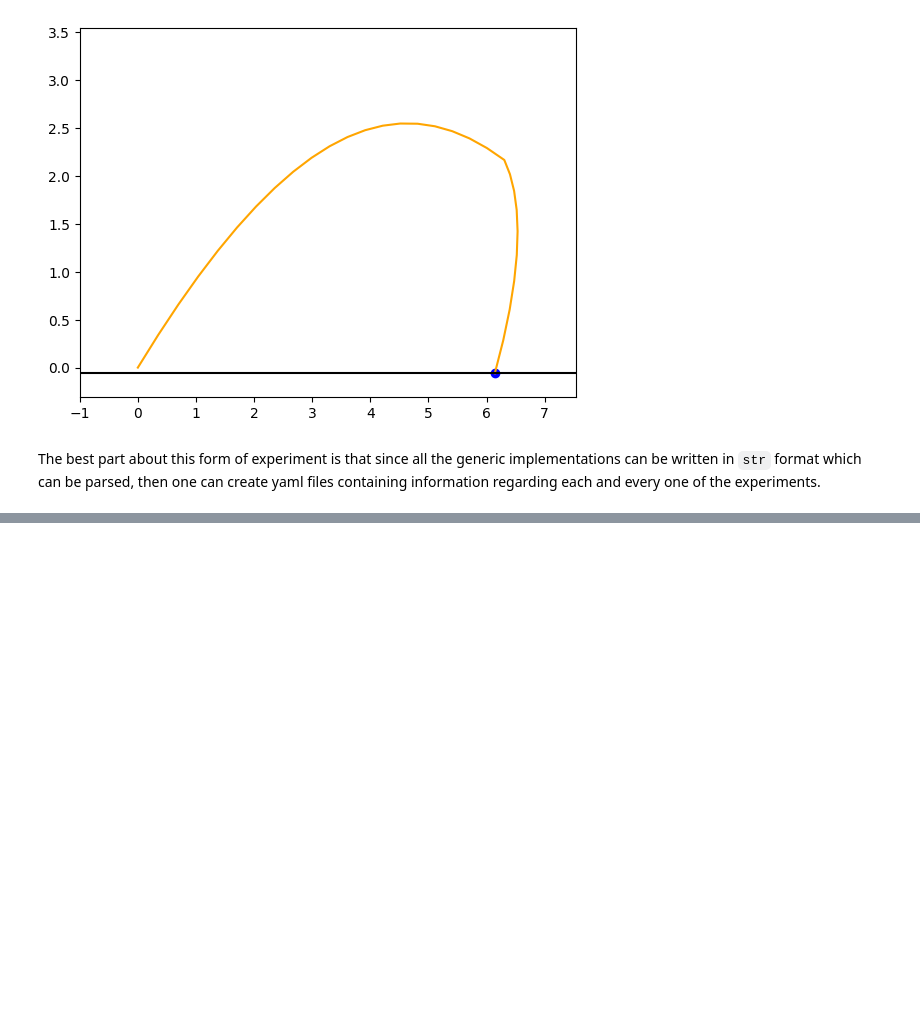
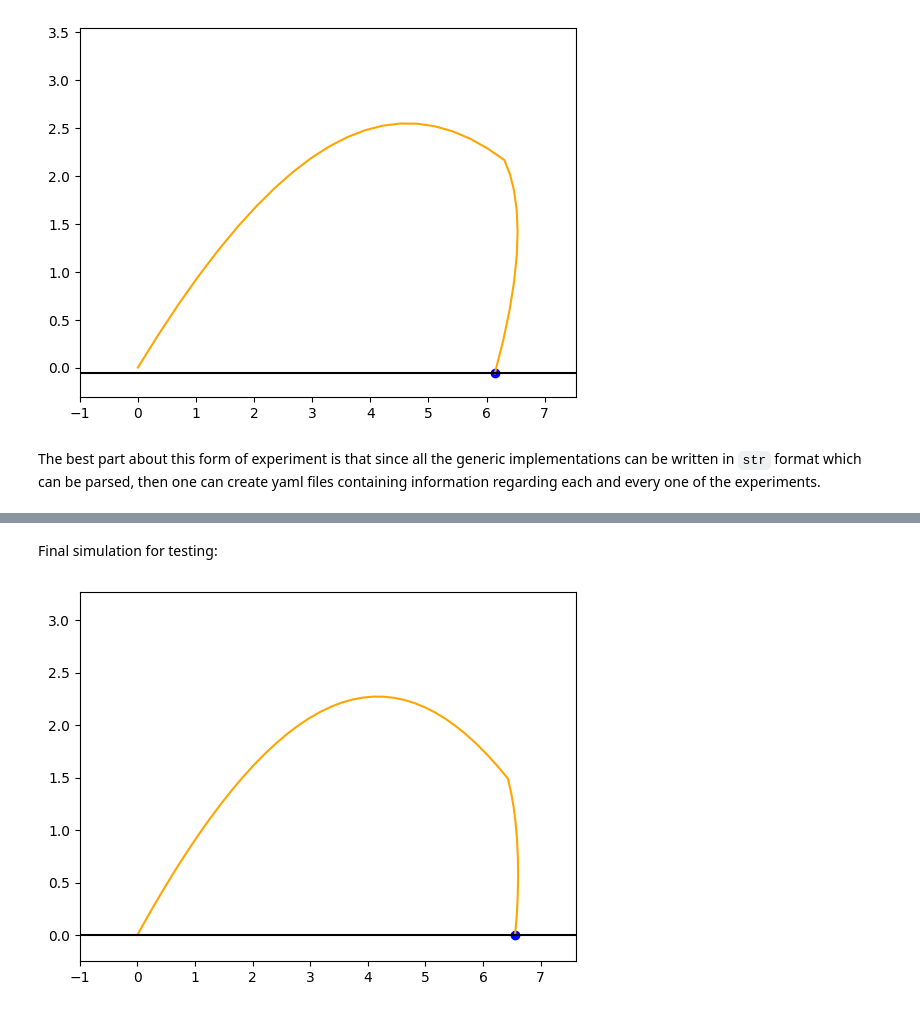
Before and after one commit to vahidzee/dypy, a Jupyter notebook: notebooks/test_class_wrapper.ipynb, the cells around one changed output, grey strips where cells are left out. Cells and saved outputs as stored; diff of their text form; code cells hidden in the pictures; blank space fills up the shorter version.

```diff
--- a/notebooks/test_class_wrapper.ipynb
+++ b/notebooks/test_class_wrapper.ipynb
@@ -229,0 +422,6 @@ The best part about this form of experiment is that since all the generic implem
+# %% [markdown]
+Final simulation for testing:
+# %%
+BallSimulator(1, 1, 10, 0.25 * np.pi, g=11, delta_t=0.03, __dy__get_windspeed='lambda self: 2 - self.t**2 if self.t < 1 else 5 * self.t').simulate()
+# %% [output]
+[figure, added]
```
Also changed, not shown: parts of 8 cells of this notebook.
